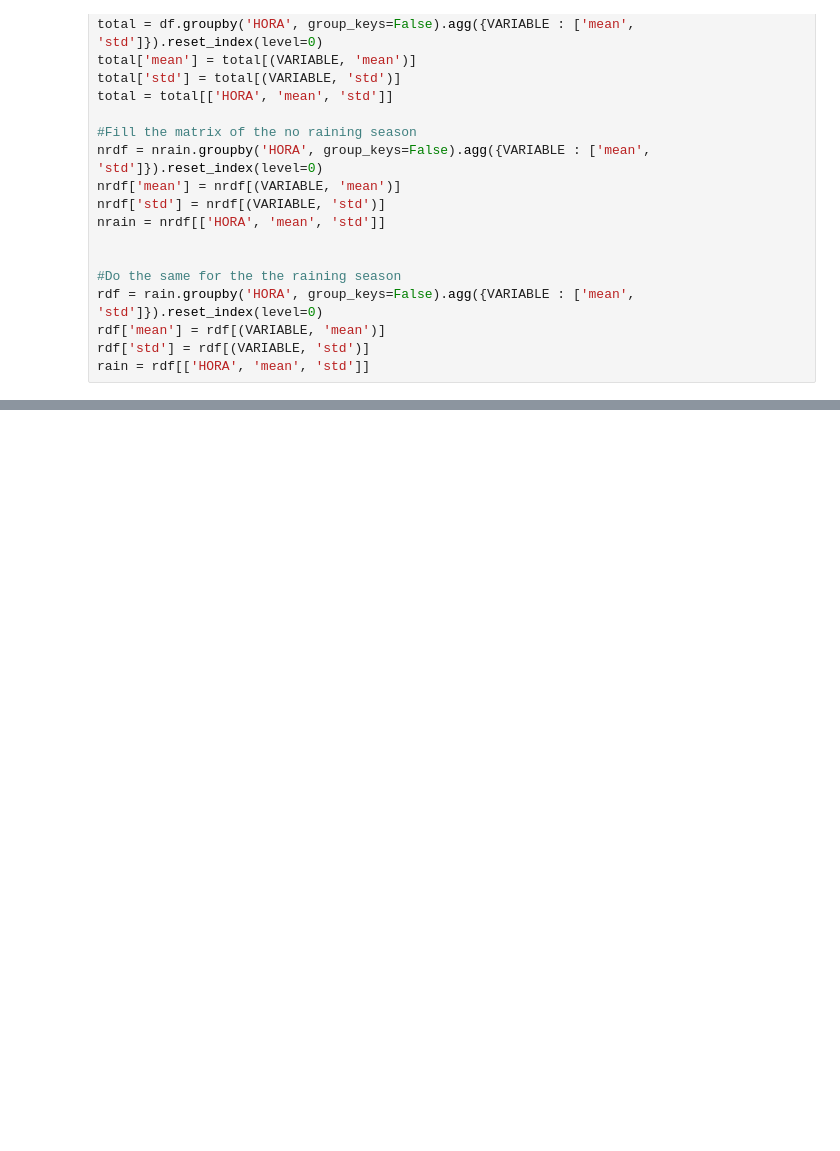
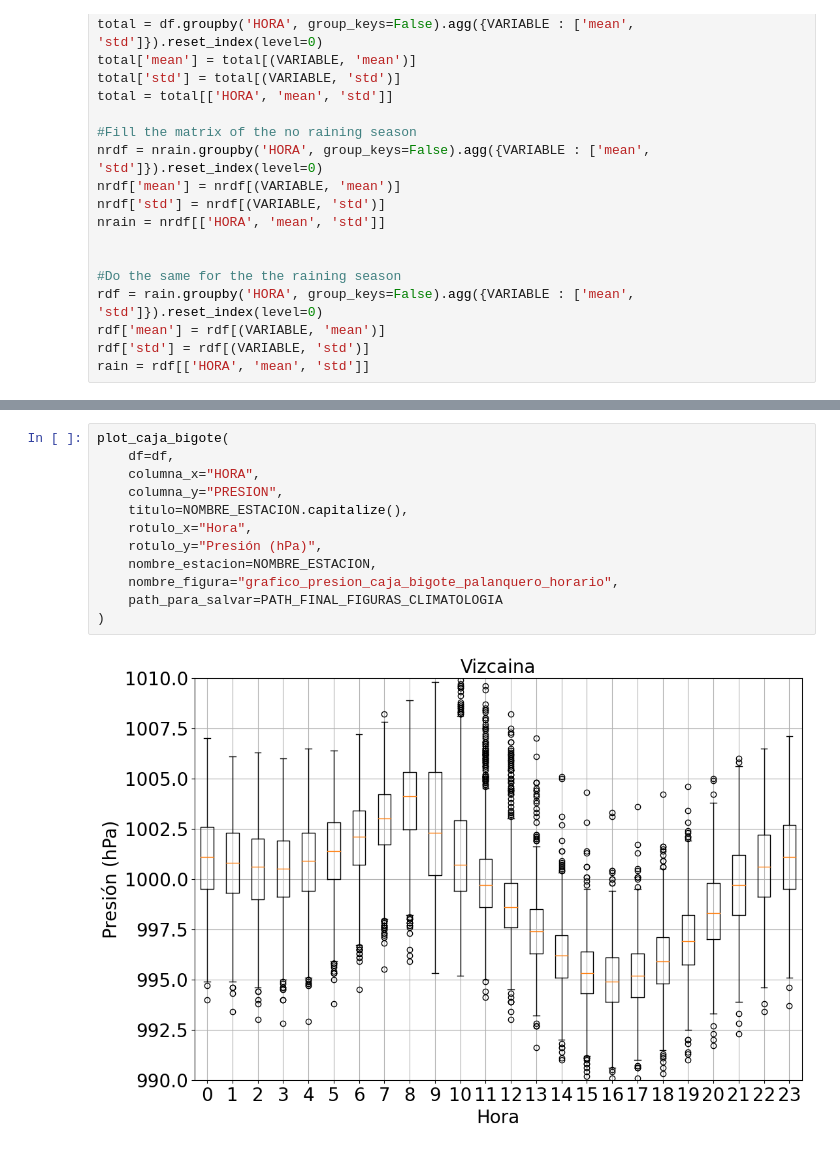
Before and after one commit to chris051091/Tesis_Maestr-a, a Jupyter notebook: climatologia/src/vizcaina/Climatologia_Presión_Vizcaina.ipynb, the cells around one changed output, grey strips where cells are left out. Saved outputs shown, nothing was run; the diff lists cells and outputs as text; blank space fills up the shorter version.

```diff
--- a/climatologia/src/vizcaina/Climatologia_Presión_Vizcaina.ipynb
+++ b/climatologia/src/vizcaina/Climatologia_Presión_Vizcaina.ipynb
@@ -158,0 +334,14 @@ plot_per_month(dfmes, f' {NOMBRE_ESTACION.capitalize()}', f'climatologia_{VARIAB
+# %%
+plot_caja_bigote(
+    df=df,
+    columna_x="HORA",
+    columna_y="PRESION",
+    titulo=NOMBRE_ESTACION.capitalize(),
+    rotulo_x="Hora",
+    rotulo_y="Presión (hPa)",
+    nombre_estacion=NOMBRE_ESTACION,
+    nombre_figura="grafico_presion_caja_bigote_palanquero_horario",
+    path_para_salvar=PATH_FINAL_FIGURAS_CLIMATOLOGIA
+)
+# %% [output]
+[figure, added]
```
Also changed, not shown: parts of 7 cells of this notebook.
